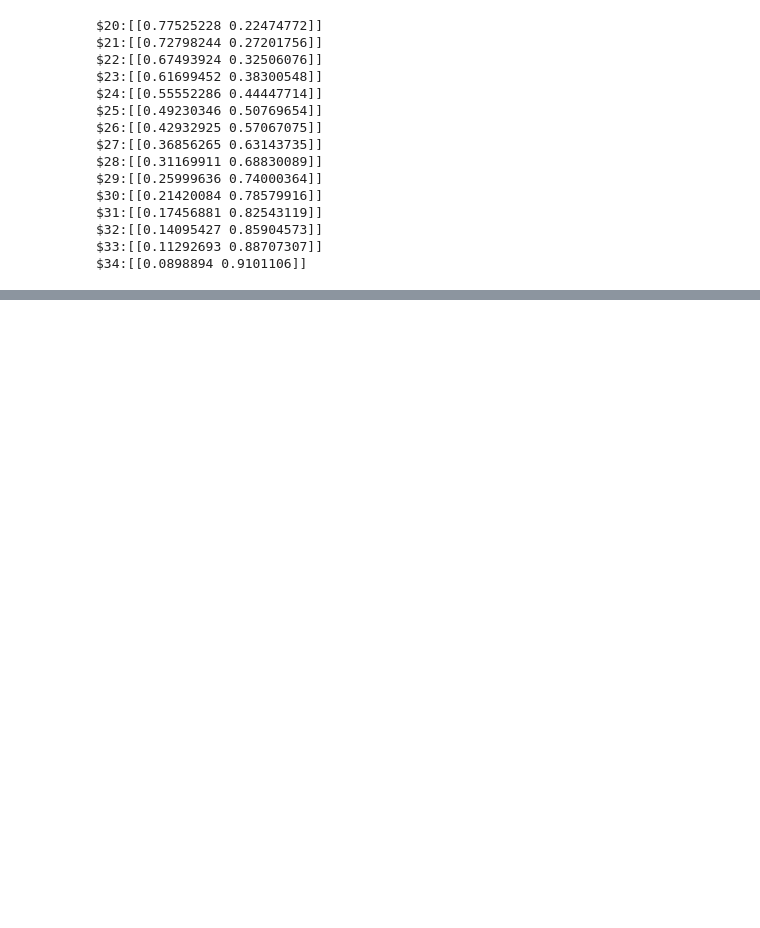
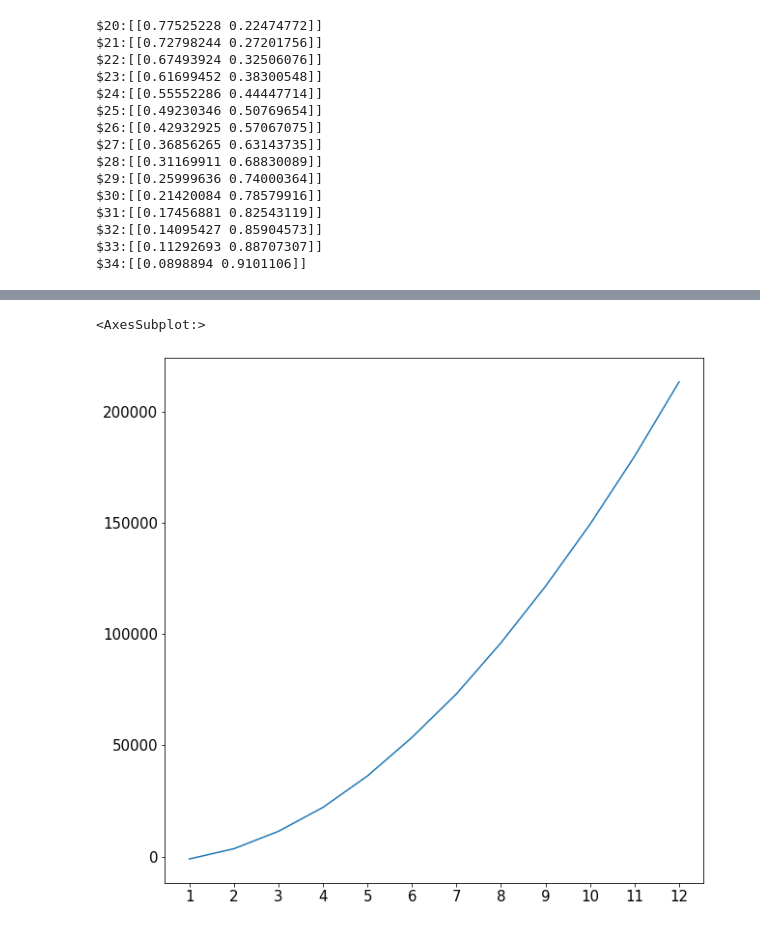
Before and after one commit to Nasibul/Ride-Share, a Jupyter notebook: Ride Share.ipynb, the cells around one changed output, grey strips where cells are left out. Cells and saved outputs as stored; diff of their text form; code cells hidden in the pictures; blank space fills up the shorter version.

```diff
--- a/Ride Share.ipynb
+++ b/Ride Share.ipynb
@@ -60,10 +47,10 @@ The business is making a loss of about a thousand in its first month with this c
 # %%
 from sklearn.linear_model import LogisticRegression
 
-X = np.array([df["PAY"]]).reshape(-1,1)
-y = np.array([df['ACCEPTED']]).ravel()
+X = np.array([month_1["PAY"]]).reshape(-1,1)
+y = np.array([month_1['ACCEPTED']]).ravel()
 model = LogisticRegression().fit(X, y)
-sns.regplot(x='PAY', y="ACCEPTED", data=df, logistic=True)
+sns.regplot(x='PAY', y="ACCEPTED", data=month_1, logistic=True)
 # %% [output]
 <AxesSubplot:xlabel='PAY', ylabel='ACCEPTED'>
 [figure]
@@ -93,3 +80,13 @@ The 2nd column in the output list is the probablity that the driver will accept
 # %%
+total_profit = [month_1['Profit Margin'].sum()]
 np.random.seed(5)
-np.random.poisson(1,1000)
+def simulator(previous_month, new_cust):
+    rides_from_new_cust = sum(np.random.poisson(1, new_cust))
+    requested_rides = np.random.poisson(len(previous_month[previous_month["ACCEPTED"]==1]),1)
+    requested_rides += rides_from_new_cust
+    df = pd.DataFrame()
+    df['PAY'] = np.random.uniform(25, 29, requested_rides[0])
+    df['ACCEPTED'] = model.predict(np.array([df["PAY"]]).reshape(-1, 1))
+    df['Profit Margin'] = (30-df['PAY'])*df['ACCEPTED']
+    total_profit.append(df['Profit Margin'].sum())
+    return df
@@ -128,0 +95,4 @@ Name: PAY, Length: 527, dtype: float64
+# %%
+data = {1:month_1}
+for i in range(2,13):
+    data[i] = simulator(data[i-1], 1000)
@@ -128,0 +101,4 @@ Name: PAY, Length: 527, dtype: float64
+# %%
+profit_monthly = pd.DataFrame(np.cumsum(total_profit))
+profit_monthly.index +=1
+profit_monthly
@@ -128,0 +119,5 @@ Name: PAY, Length: 527, dtype: float64
+# %%
+profit_monthly.plot(kind='line', figsize=(10,10), legend=False, fontsize=15, xticks=[i for i in range(1,13)])
+# %% [output]
+<AxesSubplot:>
+[figure, added]
```
Also changed, not shown: parts of 18 cells of this notebook, 1 other file.
